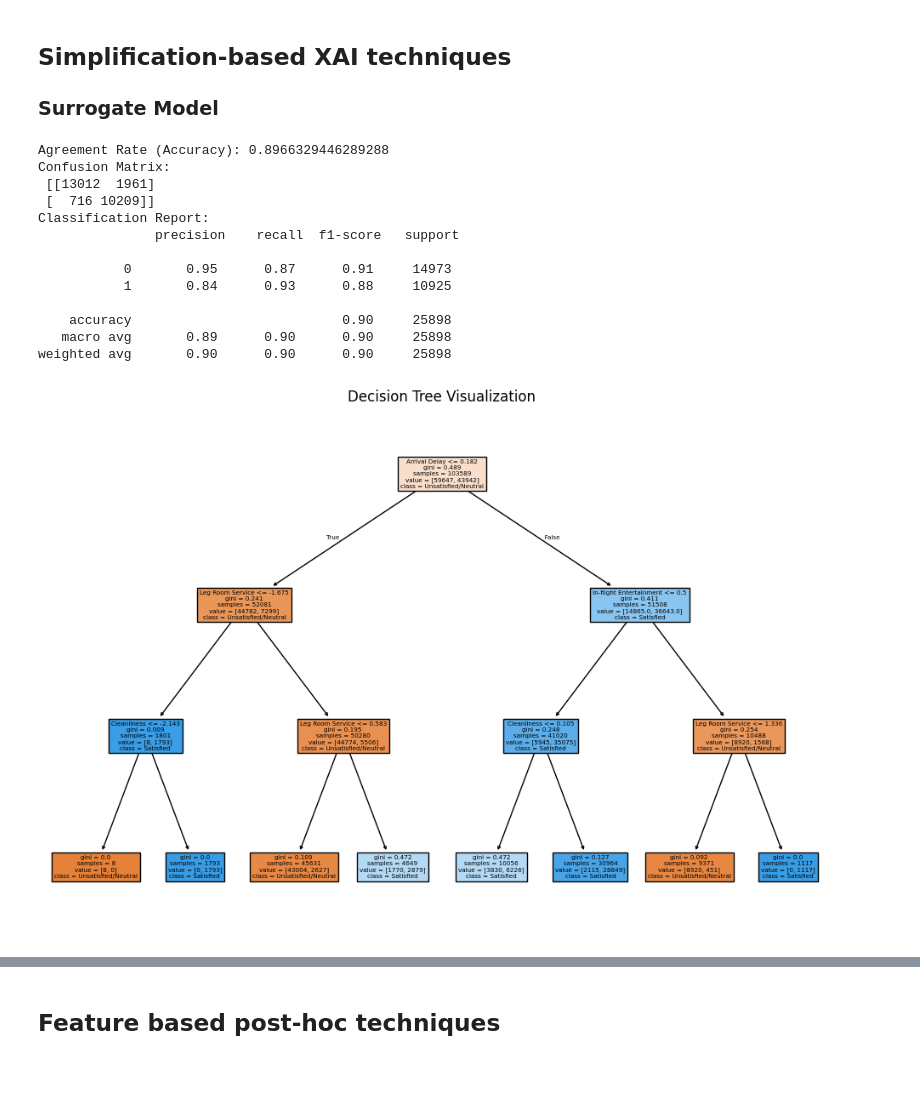
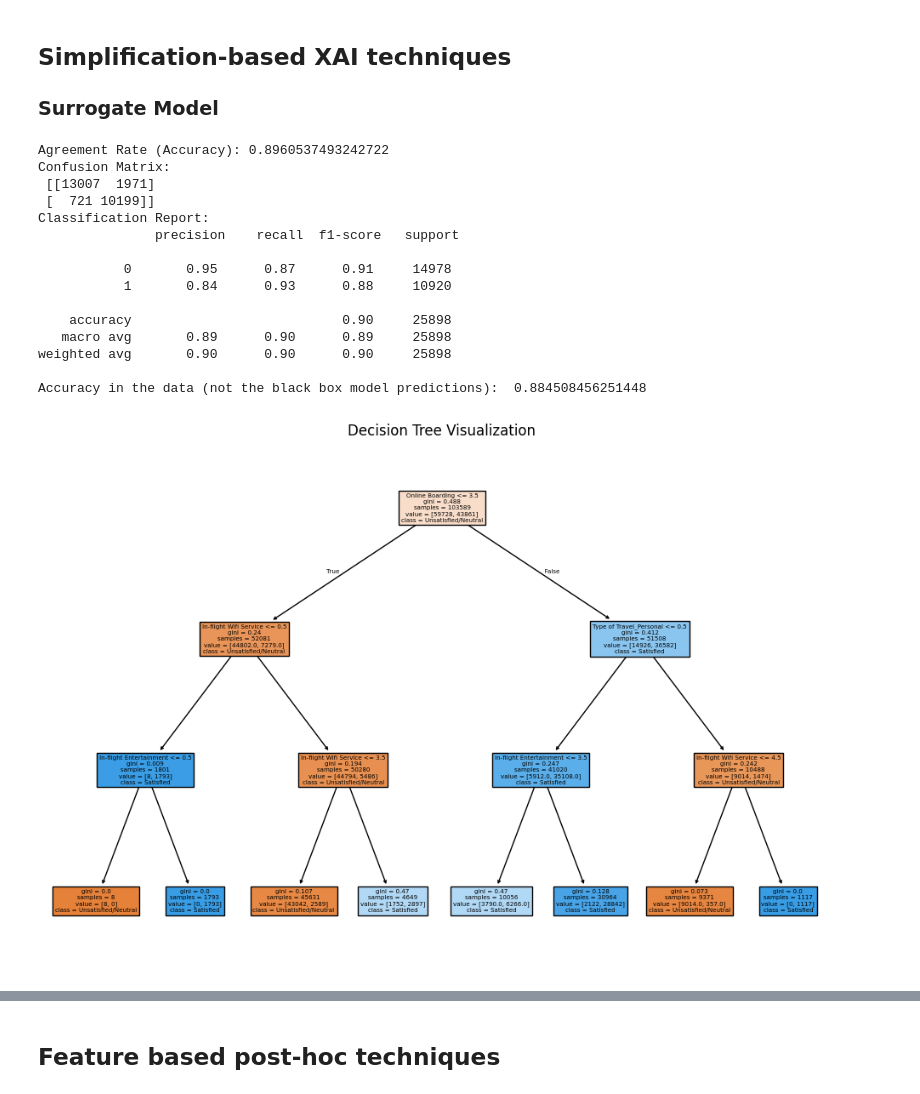
Before and after one commit to athoscf/XAI-techniques, a Jupyter notebook: Project.ipynb, the cells around one changed output, grey strips where cells are left out. Drawn from its saved outputs; the diff is of its cells as text; code cells hidden in the pictures.

```diff
--- a/Project.ipynb
+++ b/Project.ipynb
@@ -423,12 +421,13 @@ KeyboardInterrupt:
 ## Simplification-based XAI techniques
 ### Surrogate Model
 # %%
-black_box_pipeline = model_pipeline
+
+black_box_pipeline = best_model
 
 # Define the pipeline with preprocessor and XGBoost classifier
 surrogate_model = DecisionTreeClassifier(max_depth=3, random_state=42)
 surrogate_pipeline = Pipeline(steps=[
-    ('preprocessor', preprocessor),
+    ('preprocessor', tree_preprocessor),
     ('classifier', surrogate_model),
 ])
 
@@ -441,23 +440,30 @@ y_pred_surrogate = surrogate_pipeline.predict(X_test)
 print("Agreement Rate (Accuracy):", accuracy_score(y_true=y_pred, y_pred=y_pred_surrogate))
 print("Confusion Matrix:\n", confusion_matrix(y_true=y_pred, y_pred=y_pred_surrogate))
 print("Classification Report:\n", classification_report(y_true=y_pred, y_pred=y_pred_surrogate))
+
+print("Accuracy in the data (not the black box model predictions): ", accuracy_score(y_true=y_test, y_pred=y_pred_surrogate))
 # %% [output]
-Agreement Rate (Accuracy): 0.8966329446289288
+Agreement Rate (Accuracy): 0.8960537493242722
 Confusion Matrix:
- [[13012  1961]
- [  716 10209]]
+ [[13007  1971]
+ [  721 10199]]
 Classification Report:
                precision    recall  f1-score   support
 
-           0       0.95      0.87      0.91     14973
-           1       0.84      0.93      0.88     10925
+           0       0.95      0.87      0.91     14978
+           1       0.84      0.93      0.88     10920
 
     accuracy                           0.90     25898
-   macro avg       0.89      0.90      0.90     25898
+   macro avg       0.89      0.90      0.89     25898
 weighted avg       0.90      0.90      0.90     25898
+
+Accuracy in the data (not the black box model predictions):  0.884508456251448
-# %%
-plot_decision_tree(surrogate_model)
-# %% [output]
-[figure, removed]
+# %%
+plt.figure(figsize=(12, 8))
+plot_tree(surrogate_model, feature_names=tree_processed_df.columns, class_names=['Unsatisfied/Neutral', 'Satisfied'], filled=True)
+plt.title("Decision Tree Visualization")
+plt.show()
+# %% [output]
+[figure, added]
 # %%
 from sklearn.tree import export_text
```
Also changed, not shown: parts of 24 cells of this notebook.
